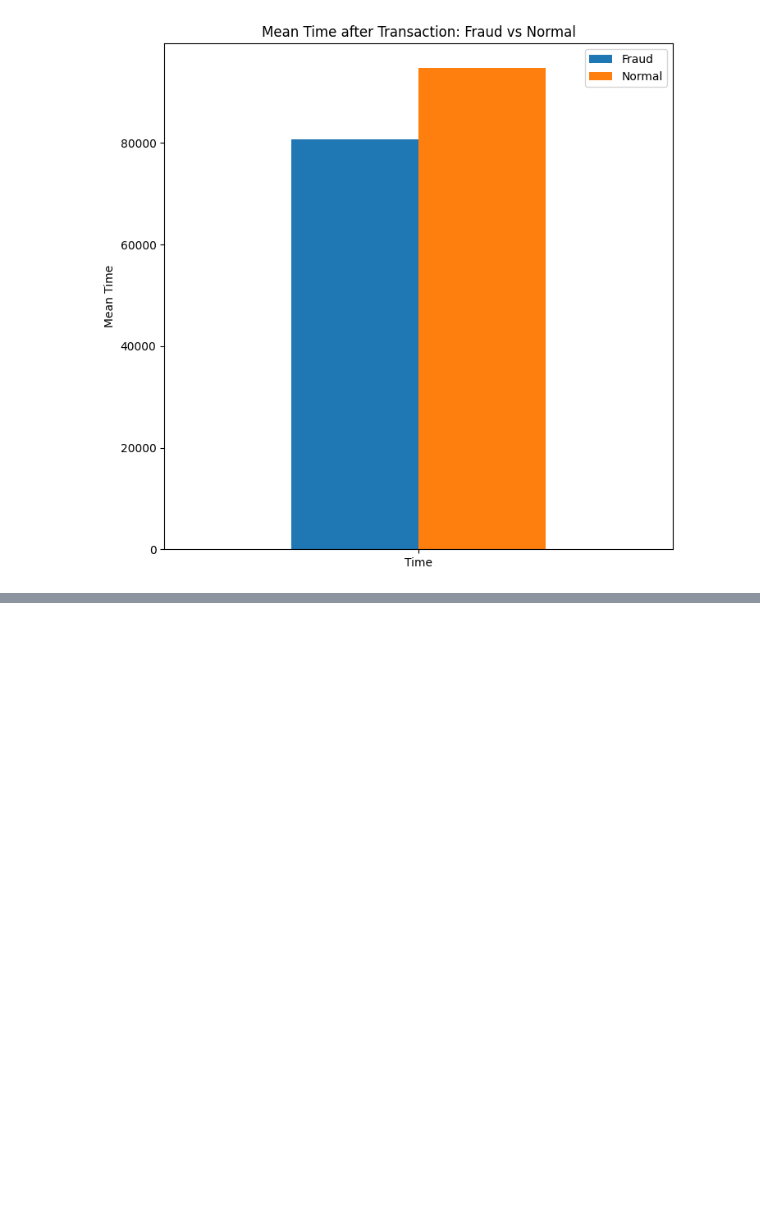
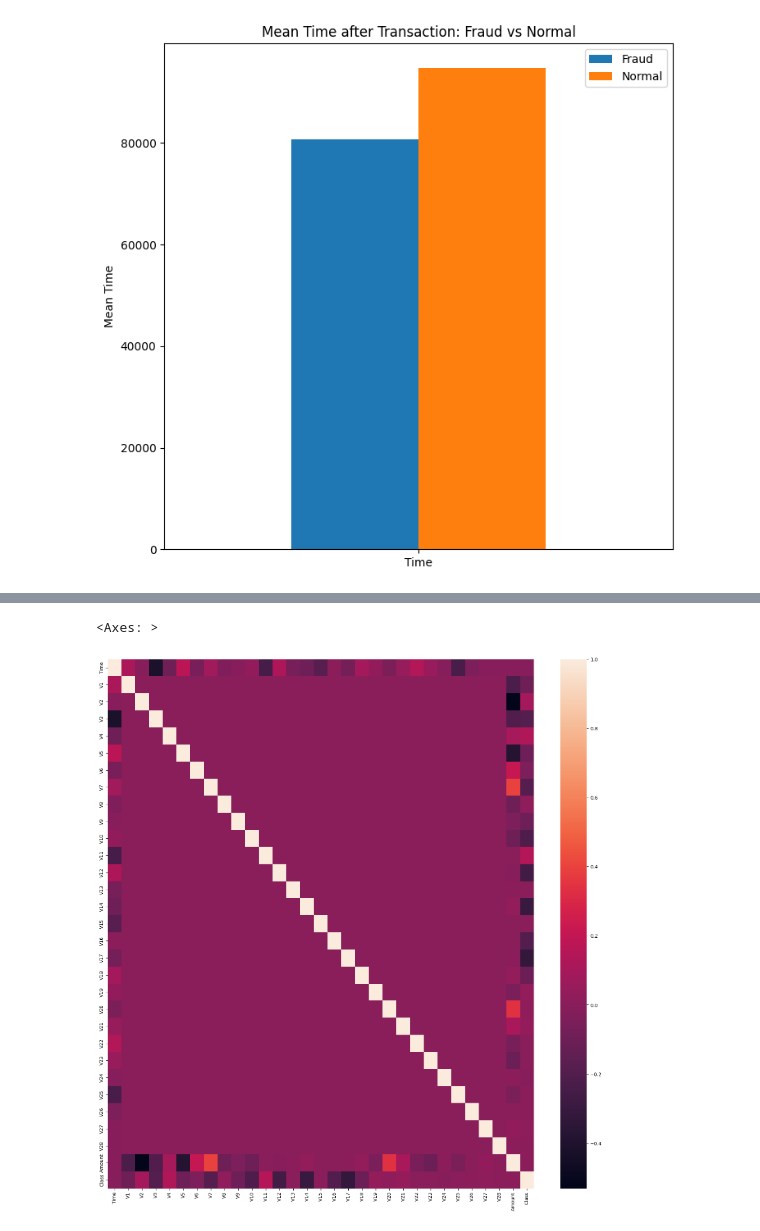
Before and after one commit to R3Nexe/Fraud_detection, a Jupyter notebook: notebooks/01_eda.ipynb, the cells around one changed output, grey strips where cells are left out. Saved outputs shown, nothing was run; the diff lists cells and outputs as text; code cells hidden in the pictures; blank space fills up the shorter version.

Commit message:
Trained ML models and added visuals

```diff
--- a/notebooks/01_eda.ipynb
+++ b/notebooks/01_eda.ipynb
@@ -89,0 +111,7 @@ plt.show()
+# %%
+corr=df.corr()
+plt.figure(figsize=(20,20))
+sns.heatmap(corr)
+# %% [output]
+<Axes: >
+[figure, added]
```
Also changed, not shown: parts of 3 cells of this notebook, 6 other files.
